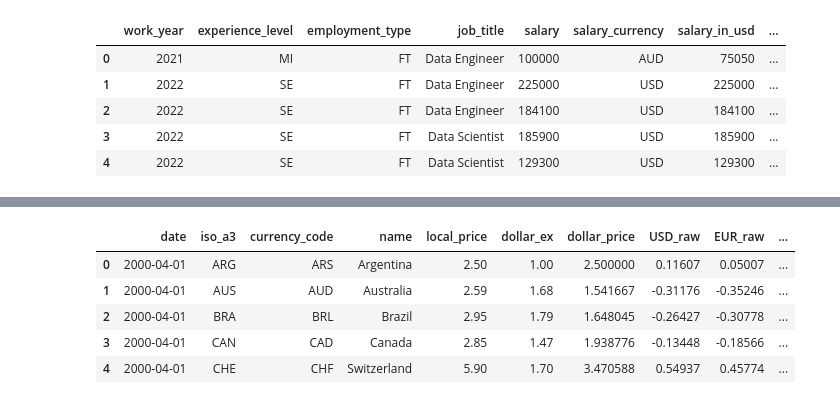
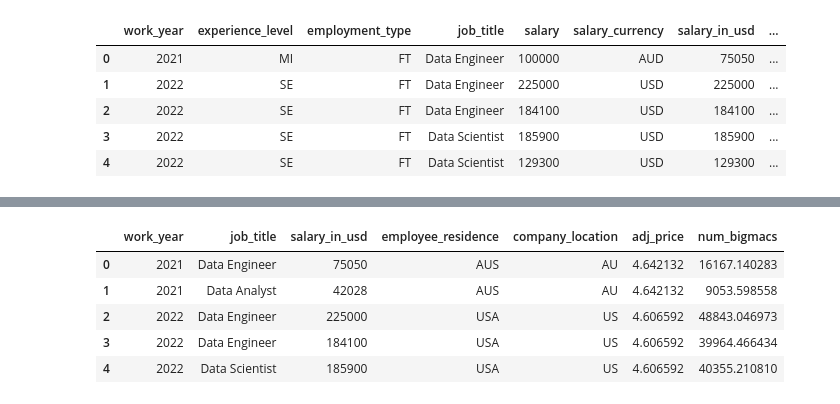
Before and after one commit to sccasutt/Projects, a Jupyter notebook: Training_projects/Tutorials/dash/mapping_salaries.ipynb, the cells around one changed output, grey strips where cells are left out. Cells and saved outputs as stored; diff of their text form; code cells hidden in the pictures.

```diff
--- a/Training_projects/Tutorials/dash/mapping_salaries.ipynb
+++ b/Training_projects/Tutorials/dash/mapping_salaries.ipynb
@@ -41,22 +43,32 @@ df.head()
 # %%
 # Read BigMac index Data
 df_big_mac = pd.read_csv('https://raw.githubusercontent.com/TheEconomist/big-mac-data/master/output-data/big-mac-full-index.csv')
 
 # Convert date to datetime for easier filtering
 df_big_mac.date = pd.to_datetime(df_big_mac.date)
 
 # Filter BigMac data to only use dates after 2018
 df_big_mac = df_big_mac[df_big_mac['date'] > '2019']
 df_big_mac.reset_index(drop=True, inplace=True)
+
 #Group bigmac by year
-
 df_big_mac = pd.DataFrame(df_big_mac.groupby([df_big_mac.date.dt.year, df_big_mac.iso_a3]).mean())
 df_big_mac.reset_index( inplace=True)
-df_big_mac.head()
+
+# Filter bigmac for relevant data
+merge_df = df_big_mac.filter(['date', 'iso_a3','adj_price'])
+merge_df.dropna(inplace=True)
+
+#merge filtered salary data with bigmac data
+new_df = pd.merge(df,merge_df, left_on=['work_year','employee_residence'], right_on=['date','iso_a3']).drop(columns=['date','iso_a3'])
+
+#calculate number of bigmacs a salary can by in a country
+new_df['num_bigmacs'] = new_df['salary_in_usd'] / new_df['adj_price']
+new_df.head()
 # %% [output]
-|  | date | iso_a3 | currency_code | name | local_price | dollar_ex | dollar_price | USD_raw | EUR_raw | ... |
-| 0 | 2000-04-01 | ARG | ARS | Argentina | 2.50 | 1.00 | 2.500000 | 0.11607 | 0.05007 | ... |
-| 1 | 2000-04-01 | AUS | AUD | Australia | 2.59 | 1.68 | 1.541667 | -0.31176 | -0.35246 | ... |
-| 2 | 2000-04-01 | BRA | BRL | Brazil | 2.95 | 1.79 | 1.648045 | -0.26427 | -0.30778 | ... |
-| 3 | 2000-04-01 | CAN | CAD | Canada | 2.85 | 1.47 | 1.938776 | -0.13448 | -0.18566 | ... |
-| 4 | 2000-04-01 | CHE | CHF | Switzerland | 5.90 | 1.70 | 3.470588 | 0.54937 | 0.45774 | ... |
+|  | work_year | job_title | salary_in_usd | employee_residence | company_location | adj_price | num_bigmacs |
+| 0 | 2021 | Data Engineer | 75050 | AUS | AU | 4.642132 | 16167.140283 |
+| 1 | 2021 | Data Analyst | 42028 | AUS | AU | 4.642132 | 9053.598558 |
+| 2 | 2022 | Data Engineer | 225000 | USA | US | 4.606592 | 48843.046973 |
+| 3 | 2022 | Data Engineer | 184100 | USA | US | 4.606592 | 39964.466434 |
+| 4 | 2022 | Data Scientist | 185900 | USA | US | 4.606592 | 40355.210810 |
```
Also changed, not shown: parts of 6 cells of this notebook.
